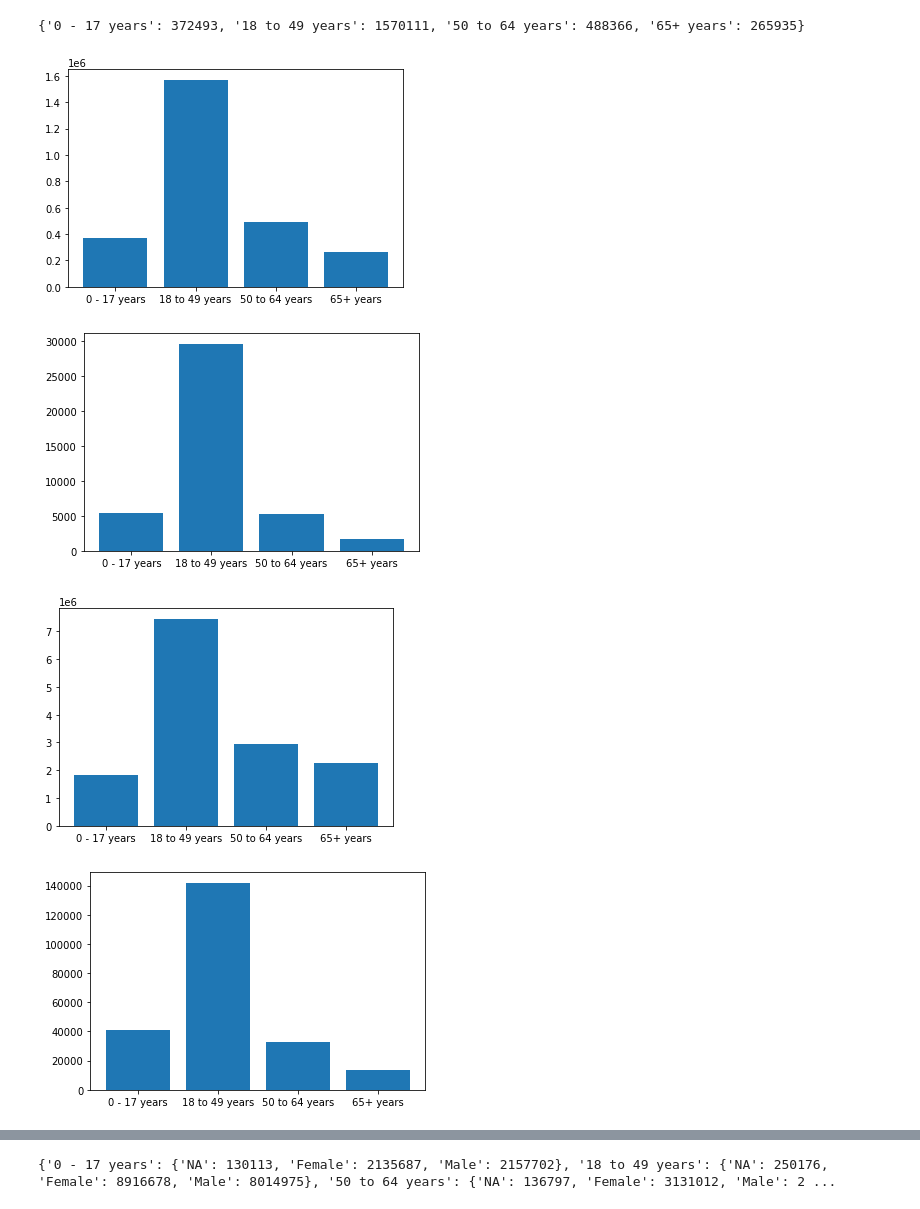
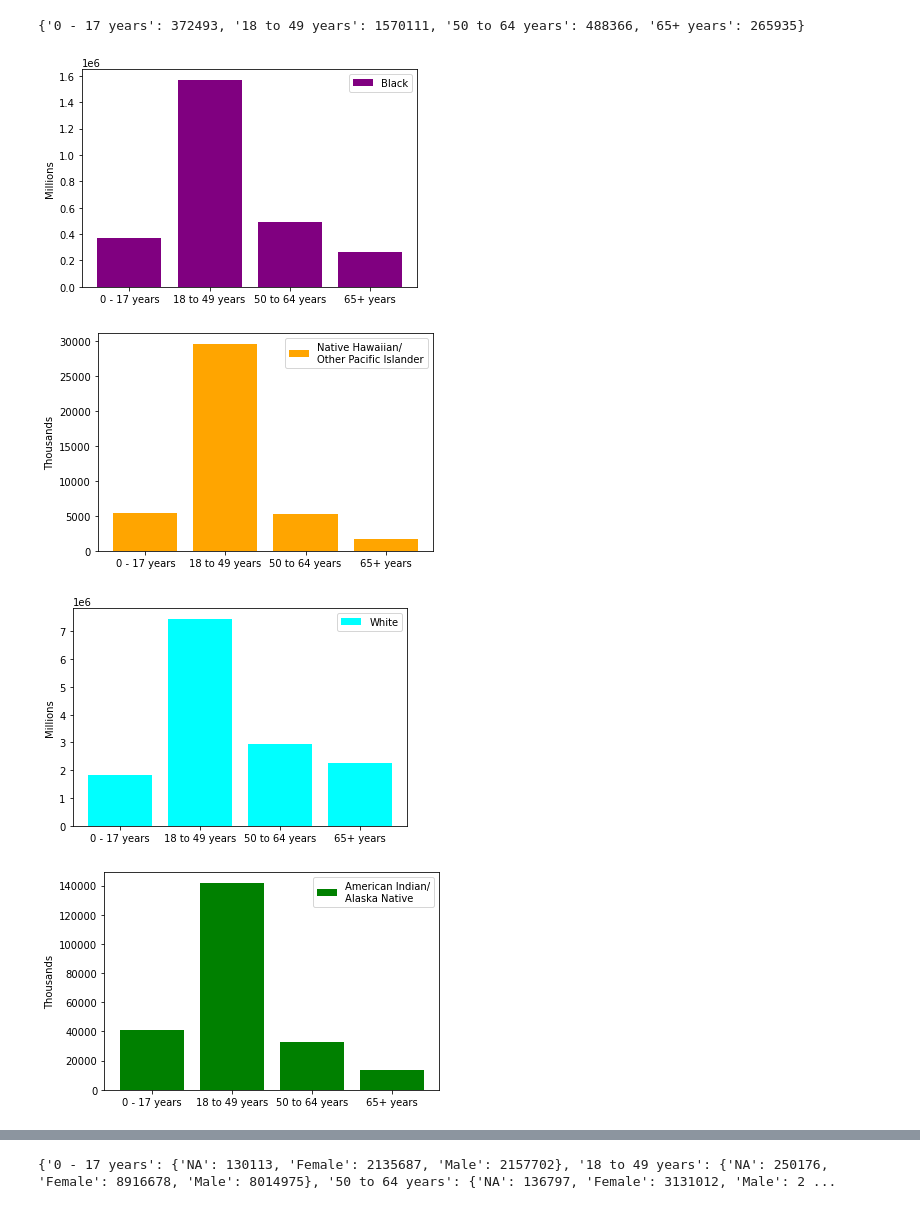
Before and after one commit to microtaryn/HotPodatas, a Jupyter notebook: CDC_COVID.ipynb, the cells around one changed output, grey strips where cells are left out. Cells and saved outputs as stored; diff of their text form; code cells hidden in the pictures.

```diff
--- a/CDC_COVID.ipynb
+++ b/CDC_COVID.ipynb
@@ -33,2 +51,8 @@ for line in lines:
 #print(ageDict)
 #1 min 19 sec for all records
+# %%
+#print(ageDict3)
+age_deceased_dict = {}
+for key in ageDict3:
+    age_deceased_dict[key]= len(ageDict3[key])
+print(age_deceased_dict)
@@ -34,0 +74,5 @@ for line in lines:
+# %%
+age_exposure_dict = {}
+for key in ageDict4:
+    age_exposure_dict[key]= len(ageDict4[key])
+print(age_exposure_dict)
@@ -34,0 +94,8 @@ for line in lines:
+# %%
+age_comorbidity_dict = {}
+for key in ageDict5:
+    comorbidDict = {}
+    for item in ageDict5[key]:
+        comorbidDict[item] = comorbidDict.get(item, 0) + 1
+    age_comorbidity_dict[key] = comorbidDict
+print(age_comorbidity_dict)
@@ -60,46 +129,53 @@ print(numByRace('Black'))
 import matplotlib.pyplot as plt
 B = numByRace('Black')
 
-plt.bar(range(len(B)), list(B.values()), align='center')
+plt.bar(range(len(B)), list(B.values()), align='center', color='purple')
 plt.xticks(range(len(B)), list(B.keys()))
+plt.legend(['Black'])
+plt.ylabel('Millions')
 
 plt.show()
 #Black
 # %% [output]
-[figure, old version]
+[figure, new version]
 # %%
 import matplotlib.pyplot as plt
 NH = numByRace('Native Hawaiian/Other Pacific Islander')
 
-plt.bar(range(len(NH)), list(NH.values()), align='center')
+plt.bar(range(len(NH)), list(NH.values()), align='center', color='orange')
 plt.xticks(range(len(NH)), list(NH.keys()))
+plt.legend(['Native Hawaiian/\nOther Pacific Islander'])
+plt.ylabel('Thousands')
+
 
 plt.show()
 #Native Hawaiian/Pacific Islander
 # %% [output]
-[figure, old version]
+[figure, new version]
 # %%
 import matplotlib.pyplot as plt
 W = numByRace('White')
 
-plt.bar(range(len(W)), list(W.values()), align='center')
+plt.bar(range(len(W)), list(W.values()), align='center', color='cyan')
 plt.xticks(range(len(W)), list(W.keys()))
-
+plt.legend(['White'])
+plt.ylabel('Millions')
 plt.show()
 #White
 # %% [output]
-[figure, old version]
+[figure, new version]
 # %%
 import matplotlib.pyplot as plt
 A = numByRace('American Indian/Alaska Native')
 
-plt.bar(range(len(A)), list(A.values()), align='center')
+plt.bar(range(len(A)), list(A.values()), align='center',color='green')
 plt.xticks(range(len(A)), list(A.keys()))
-
+plt.legend(['American Indian/\nAlaska Native'])
+plt.ylabel('Thousands')
 plt.show()
 #American Indian/Alaska Native
 # %% [output]
-[figure, old version]
+[figure, new version]
 # %%
 import matplotlib.pyplot as plt
 M = numByRace('Multiple/Other')
```
Also changed, not shown: parts of 8 cells of this notebook.
